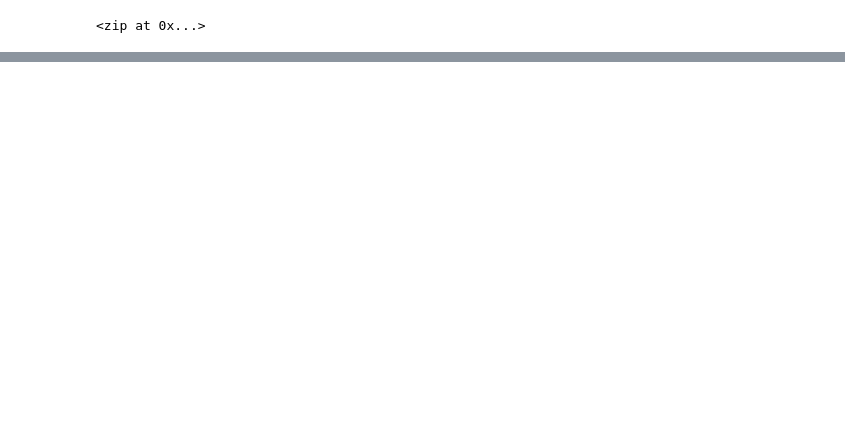
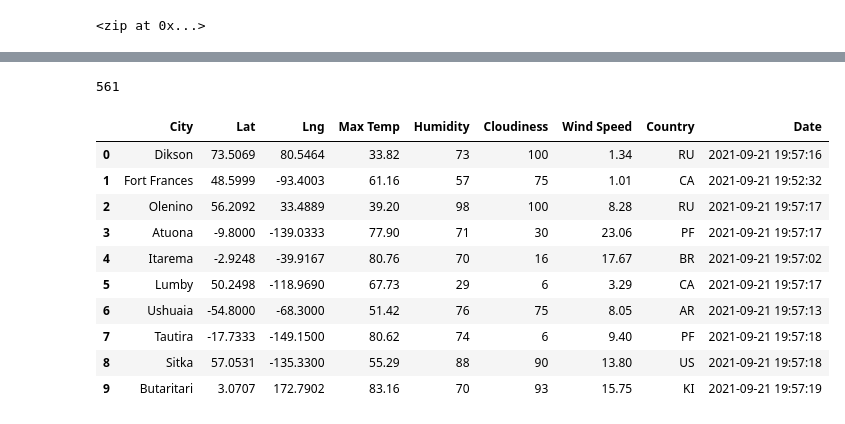
Before and after one commit to linnearice/world_weather_analysis, a Jupyter notebook: WeatherPy.ipynb, the cells around one changed output, grey strips where cells are left out. Drawn from its saved outputs; the diff is of its cells as text; code cells hidden in the pictures; blank space fills up the shorter version.

```diff
--- a/WeatherPy.ipynb
+++ b/WeatherPy.ipynb
@@ -28,0 +119,20 @@ len(cities)
+# %%
+print(len(city_data))
+# %% [output]
+561
+# %%
+# Convert the array of dictionaryies to a Pandas DataFrame.
+city_data_df= pd.DataFrame(city_data)
+city_data_df.head(10)
+# %% [output]
+|  | City | Lat | Lng | Max Temp | Humidity | Cloudiness | Wind Speed | Country | Date |
+| 0 | Dikson | 73.5069 | 80.5464 | 33.82 | 73 | 100 | 1.34 | RU | 2021-09-21 19:57:16 |
+| 1 | Fort Frances | 48.5999 | -93.4003 | 61.16 | 57 | 75 | 1.01 | CA | 2021-09-21 19:52:32 |
+| 2 | Olenino | 56.2092 | 33.4889 | 39.20 | 98 | 100 | 8.28 | RU | 2021-09-21 19:57:17 |
+| 3 | Atuona | -9.8000 | -139.0333 | 77.90 | 71 | 30 | 23.06 | PF | 2021-09-21 19:57:17 |
+| 4 | Itarema | -2.9248 | -39.9167 | 80.76 | 70 | 16 | 17.67 | BR | 2021-09-21 19:57:02 |
+| 5 | Lumby | 50.2498 | -118.9690 | 67.73 | 29 | 6 | 3.29 | CA | 2021-09-21 19:57:17 |
+| 6 | Ushuaia | -54.8000 | -68.3000 | 51.42 | 76 | 75 | 8.05 | AR | 2021-09-21 19:57:13 |
+| 7 | Tautira | -17.7333 | -149.1500 | 80.62 | 74 | 6 | 9.40 | PF | 2021-09-21 19:57:18 |
+| 8 | Sitka | 57.0531 | -135.3300 | 55.29 | 88 | 90 | 13.80 | US | 2021-09-21 19:57:18 |
+| 9 | Butaritari | 3.0707 | 172.7902 | 83.16 | 70 | 93 | 15.75 | KI | 2021-09-21 19:57:19 |
```
Also changed, not shown: parts of 7 cells of this notebook, 3 other files.
